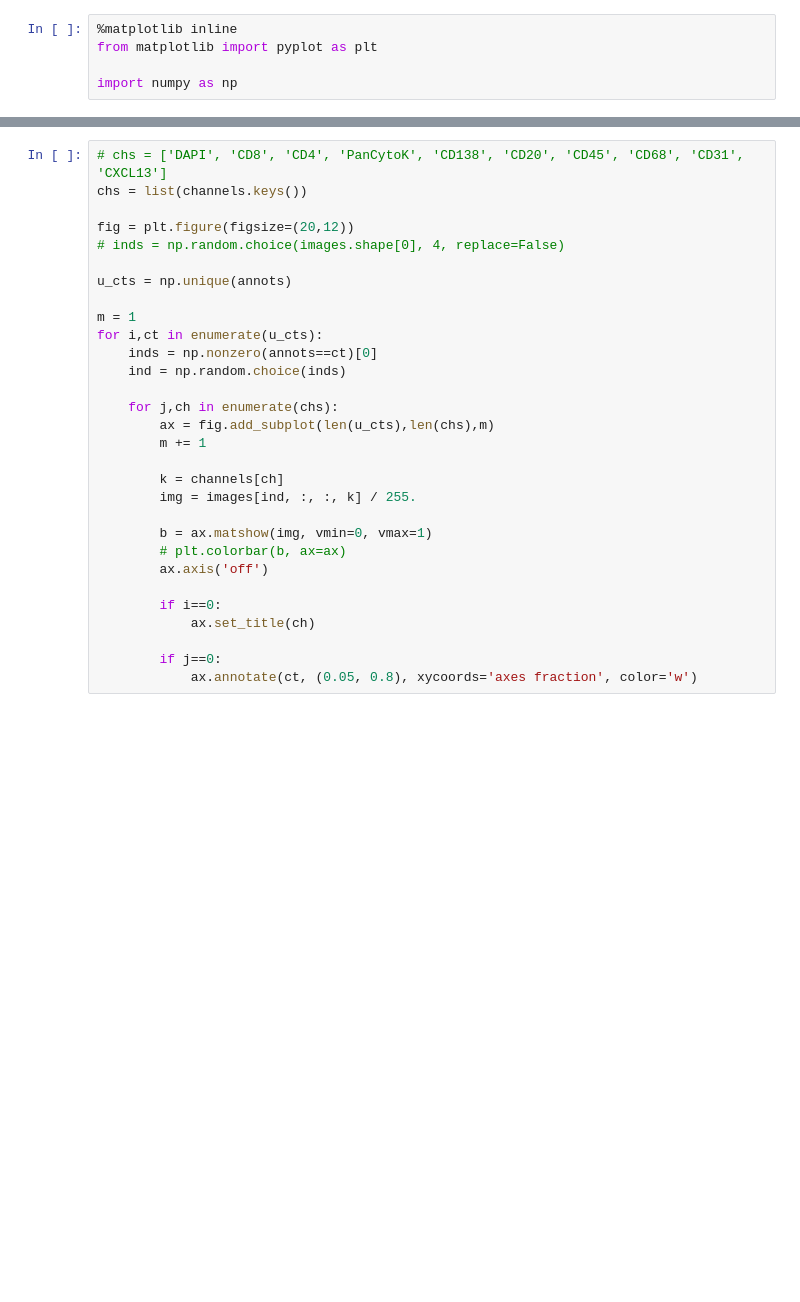
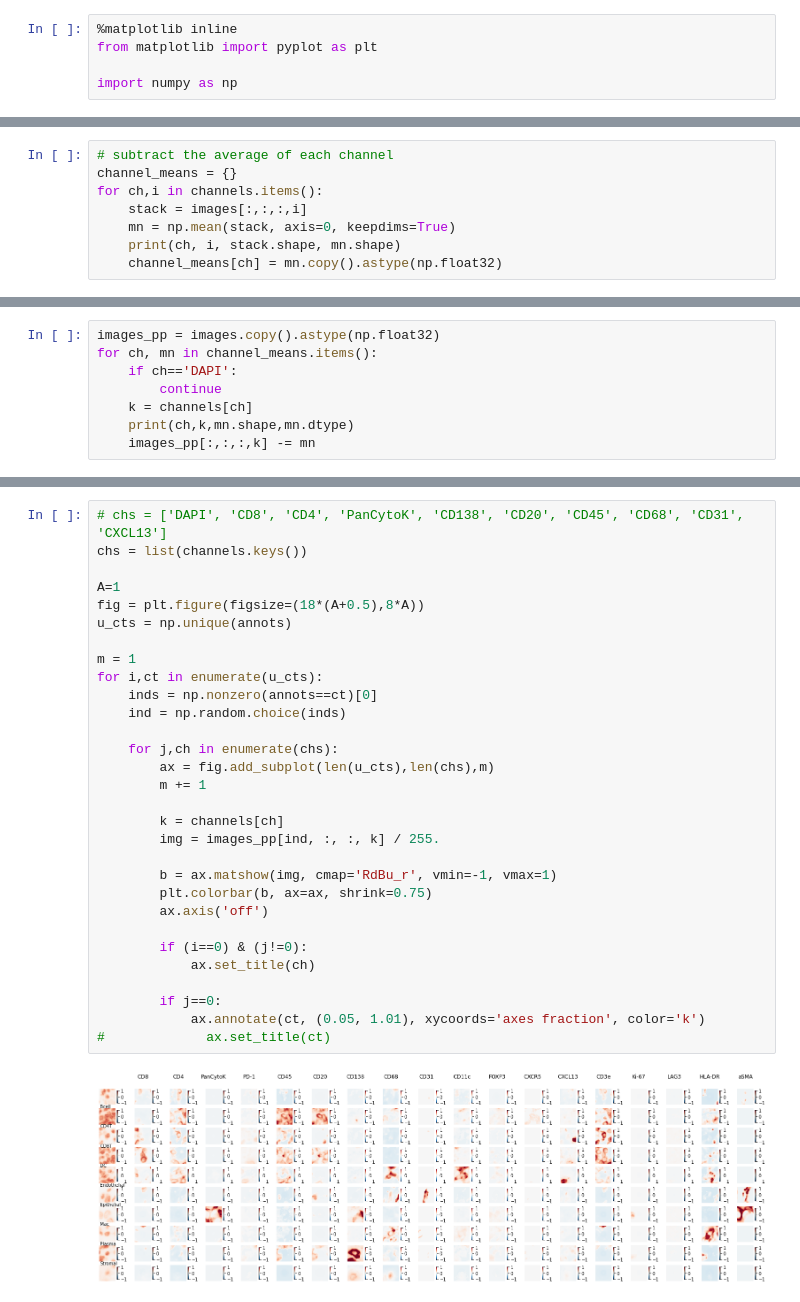
Before and after one commit to nathanin/micron2, a Jupyter notebook: notebooks/utilities/view_cells_from_stacked_images.ipynb, the cells around one changed output, grey strips where cells are left out. Drawn from its saved outputs; the diff is of its cells as text; blank space fills up the shorter version.

```diff
--- a/notebooks/utilities/view_cells_from_stacked_images.ipynb
+++ b/notebooks/utilities/view_cells_from_stacked_images.ipynb
@@ -17,0 +68,8 @@ print(channels)
+# %%
+# subtract the average of each channel
+channel_means = {}
+for ch,i in channels.items():
+    stack = images[:,:,:,i]
+    mn = np.mean(stack, axis=0, keepdims=True)
+    print(ch, i, stack.shape, mn.shape)
+    channel_means[ch] = mn.copy().astype(np.float32)
@@ -17,0 +96,8 @@ print(channels)
+# %%
+images_pp = images.copy().astype(np.float32)
+for ch, mn in channel_means.items():
+    if ch=='DAPI':
+        continue
+    k = channels[ch]
+    print(ch,k,mn.shape,mn.dtype)
+    images_pp[:,:,:,k] -= mn
@@ -18,30 +123,32 @@ print(channels)
 # %%
 # chs = ['DAPI', 'CD8', 'CD4', 'PanCytoK', 'CD138', 'CD20', 'CD45', 'CD68', 'CD31', 'CXCL13']
 chs = list(channels.keys())
 
-fig = plt.figure(figsize=(20,12))
-# inds = np.random.choice(images.shape[0], 4, replace=False)
-
+A=1
+fig = plt.figure(figsize=(18*(A+0.5),8*A))
 u_cts = np.unique(annots)
 
 m = 1
 for i,ct in enumerate(u_cts):
     inds = np.nonzero(annots==ct)[0]
     ind = np.random.choice(inds)
 
     for j,ch in enumerate(chs):
         ax = fig.add_subplot(len(u_cts),len(chs),m)
         m += 1
 
         k = channels[ch]
-        img = images[ind, :, :, k] / 255.
+        img = images_pp[ind, :, :, k] / 255.
 
-        b = ax.matshow(img, vmin=0, vmax=1)
-        # plt.colorbar(b, ax=ax)
+        b = ax.matshow(img, cmap='RdBu_r', vmin=-1, vmax=1)
+        plt.colorbar(b, ax=ax, shrink=0.75)
         ax.axis('off')
 
-        if i==0:
+        if (i==0) & (j!=0):
             ax.set_title(ch)
 
         if j==0:
-            ax.annotate(ct, (0.05, 0.8), xycoords='axes fraction', color='w')
+            ax.annotate(ct, (0.05, 1.01), xycoords='axes fraction', color='k')
+#             ax.set_title(ct)
+# %% [output]
+[figure, added]
```
Also changed, not shown: parts of 4 cells of this notebook, 15 other files.
